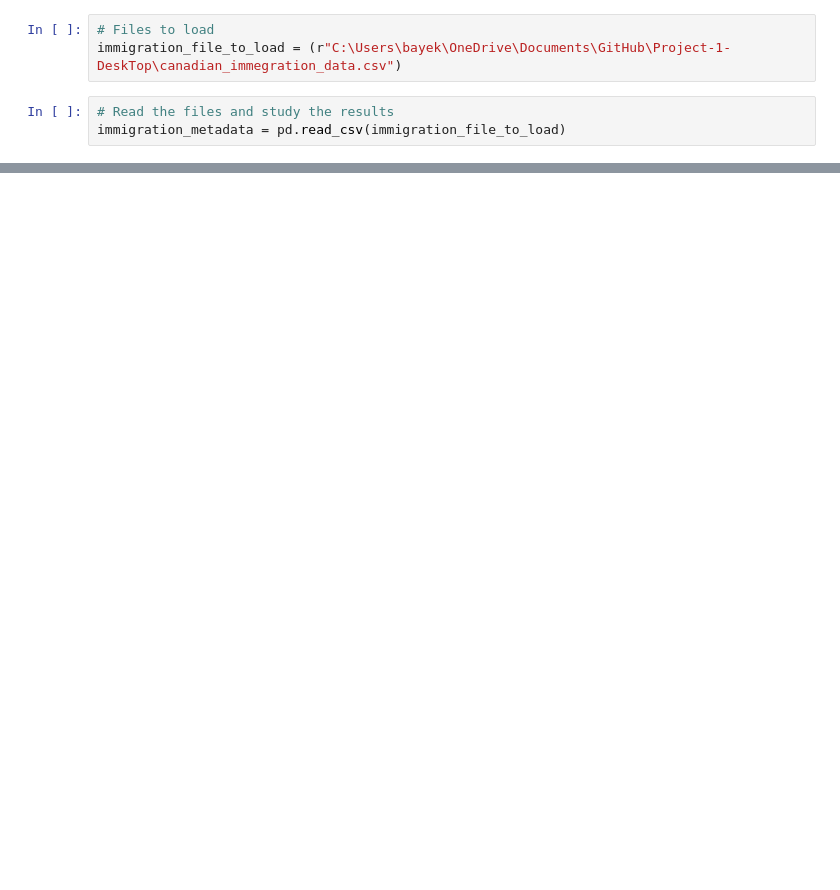
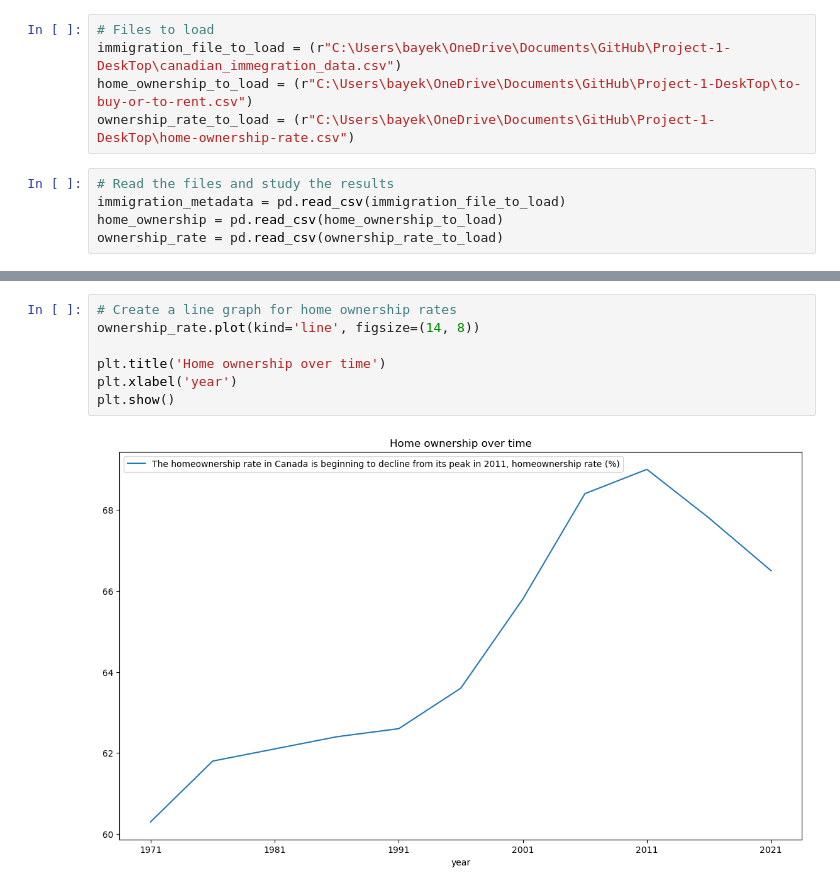
Before and after one commit to AA-Rafi/Renters-Anonymous, a Jupyter notebook: Immigration Analysis .ipynb, the cells around one changed output, grey strips where cells are left out. Drawn from its saved outputs; the diff is of its cells as text; blank space fills up the shorter version.

```diff
--- a/Immigration Analysis .ipynb
+++ b/Immigration Analysis .ipynb
@@ -5,6 +7,10 @@ import matplotlib as plt
 # %%
 # Files to load
 immigration_file_to_load = (r"C:\Users\bayek\OneDrive\Documents\GitHub\Project-1-DeskTop\canadian_immegration_data.csv")
+home_ownership_to_load = (r"C:\Users\bayek\OneDrive\Documents\GitHub\Project-1-DeskTop\to-buy-or-to-rent.csv")
+ownership_rate_to_load = (r"C:\Users\bayek\OneDrive\Documents\GitHub\Project-1-DeskTop\home-ownership-rate.csv")
 # %%
 # Read the files and study the results
 immigration_metadata = pd.read_csv(immigration_file_to_load)
+home_ownership = pd.read_csv(home_ownership_to_load)
+ownership_rate = pd.read_csv(ownership_rate_to_load)
@@ -21,0 +104,9 @@ immigration_metadata.head()
+# %%
+# Create a line graph for home ownership rates
+ownership_rate.plot(kind='line', figsize=(14, 8))
+
+plt.title('Home ownership over time')
+plt.xlabel('year')
+plt.show()
+# %% [output]
+[figure, added]
```
Also changed, not shown: parts of 10 cells of this notebook, 1 other file.
